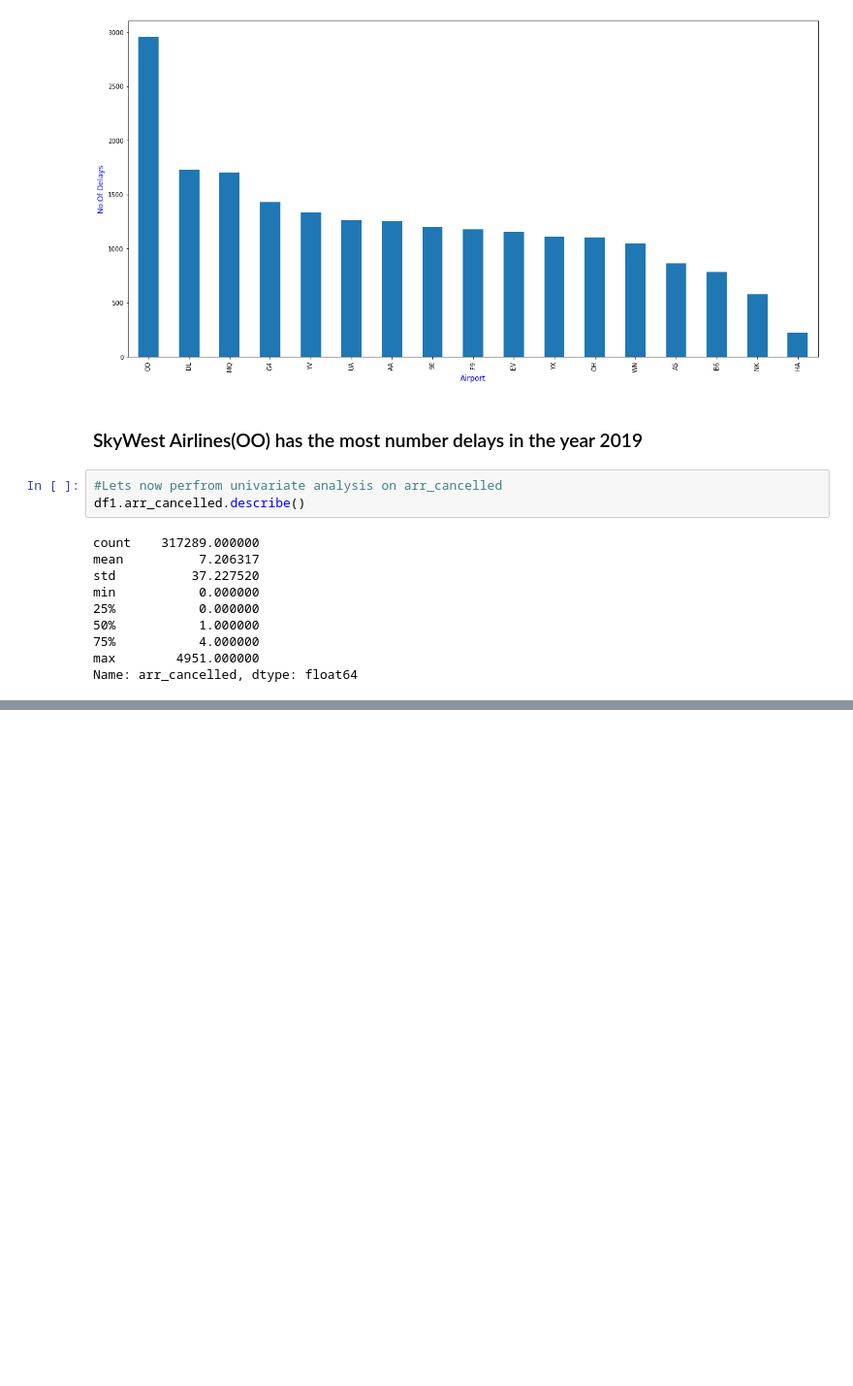
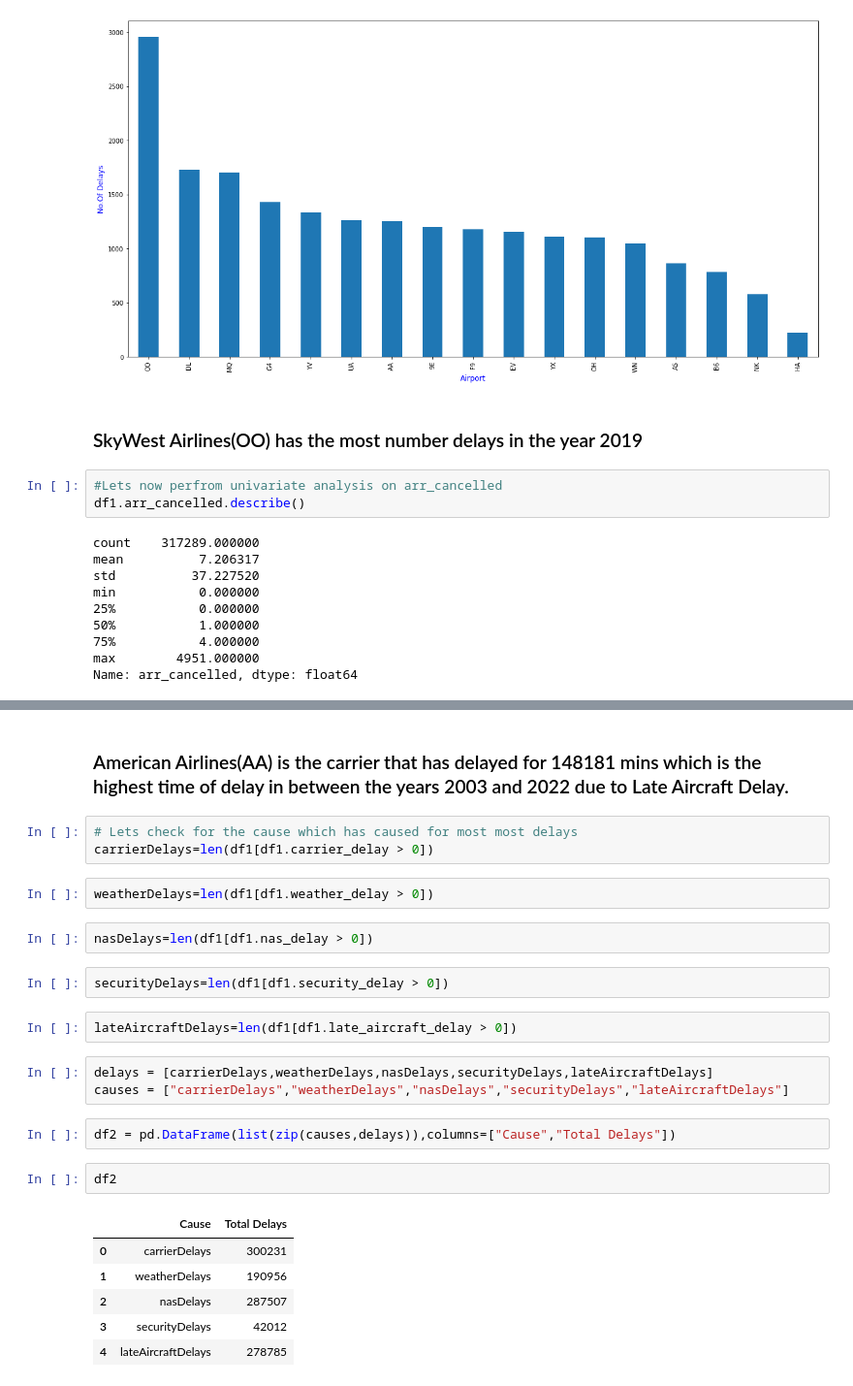
Before and after one commit to KunduruJayasimhareddy/USA-Airlines-Delay-Cause, a Jupyter notebook: EDA PROJECT.ipynb, the cells around one changed output, grey strips where cells are left out. Shown at 97% size. Saved outputs shown, nothing was run; the diff lists cells and outputs as text; blank space fills up the shorter version.

```diff
--- a/EDA PROJECT.ipynb
+++ b/EDA PROJECT.ipynb
@@ -435,0 +502,27 @@ plt.show()
+# %% [markdown]
+### American Airlines(AA) is the carrier that has delayed for 148181 mins which is the highest time of delay in between the years 2003 and 2022 due to Late Aircraft Delay.
+# %%
+# Lets check for the cause which has caused for most most delays
+carrierDelays=len(df1[df1.carrier_delay > 0])
+# %%
+weatherDelays=len(df1[df1.weather_delay > 0])
+# %%
+nasDelays=len(df1[df1.nas_delay > 0])
+# %%
+securityDelays=len(df1[df1.security_delay > 0])
+# %%
+lateAircraftDelays=len(df1[df1.late_aircraft_delay > 0])
+# %%
+delays = [carrierDelays,weatherDelays,nasDelays,securityDelays,lateAircraftDelays]
+causes = ["carrierDelays","weatherDelays","nasDelays","securityDelays","lateAircraftDelays"]
+# %%
+df2 = pd.DataFrame(list(zip(causes,delays)),columns=["Cause","Total Delays"])
+# %%
+df2
+# %% [output]
+|  | Cause | Total Delays |
+| 0 | carrierDelays | 300231 |
+| 1 | weatherDelays | 190956 |
+| 2 | nasDelays | 287507 |
+| 3 | securityDelays | 42012 |
+| 4 | lateAircraftDelays | 278785 |
```
Also changed, not shown: parts of 50 cells of this notebook.
